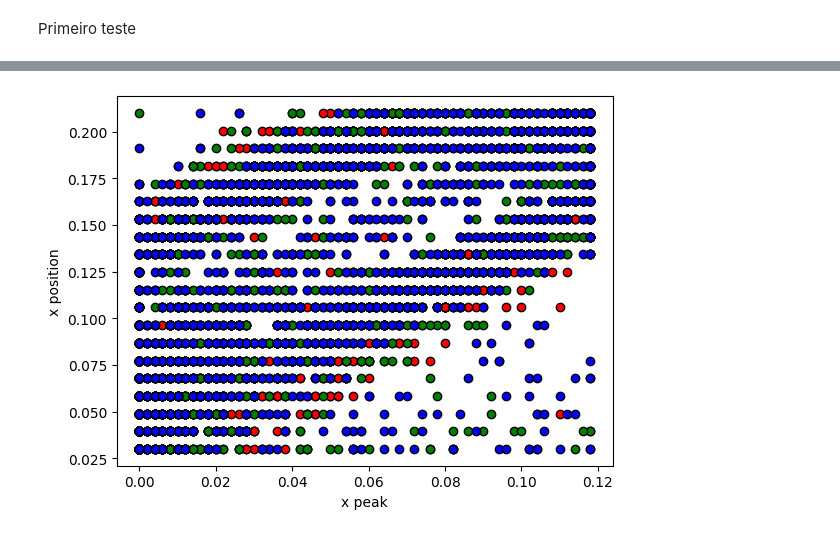
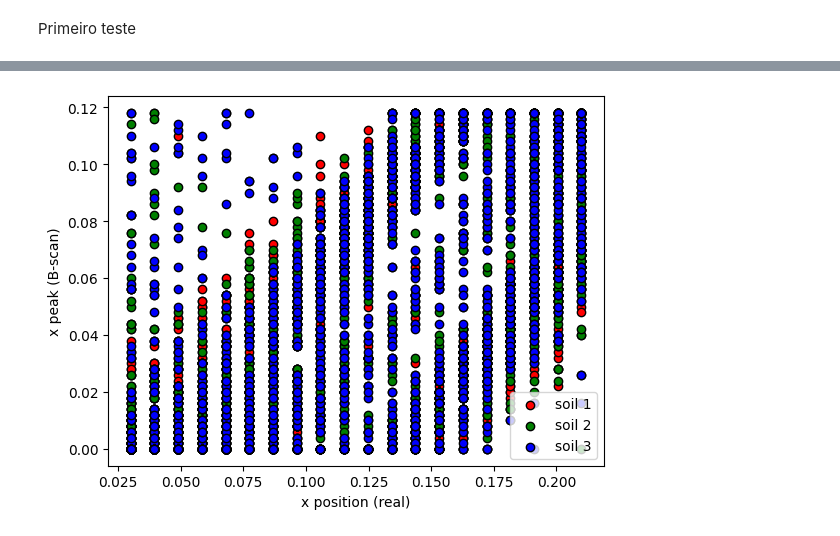
Before and after one commit to andrefsr/Machine-Learning-on-detection-of-buried-cylinders-via-GPR, a Jupyter notebook: sec_sim/machine_learning/data_analysis.ipynb, the cells around one changed output, grey strips where cells are left out. Saved outputs shown, nothing was run; the diff lists cells and outputs as text; code cells hidden in the pictures.

```diff
--- a/sec_sim/machine_learning/data_analysis.ipynb
+++ b/sec_sim/machine_learning/data_analysis.ipynb
@@ -186,21 +244,22 @@ plt.show()
 # %%
 x = df_features['x_pico_env']
 x1 = x[df_labels['soil_type'] == 1]
 x2 = x[df_labels['soil_type'] == 2]
 x3 = x[df_labels['soil_type'] == 3]
 
 y1 = df_labels['pos_x'][df_labels['soil_type'] == 1]
 y2 = df_labels['pos_x'][df_labels['soil_type'] == 2]
 y3 = df_labels['pos_x'][df_labels['soil_type'] == 3]
 
 plt.figure()
-plt.ylabel('x position')
-plt.xlabel('x peak')
-plt.scatter(x1,y1,color='red',edgecolors='black')
-plt.scatter(x2,y2,color='green',edgecolors='black')
-plt.scatter(x3,y3,color='blue',edgecolors='black')
+plt.xlabel('x position (real)')
+plt.ylabel('x peak (B-scan)')
+plt.scatter(y1,x1,color='red',edgecolors='black',label='soil 1')
+plt.scatter(y2,x2,color='green',edgecolors='black',label='soil 2')
+plt.scatter(y3,x3,color='blue',edgecolors='black',label='soil 3')
+plt.legend()
 plt.show()
 # %% [output]
-[figure, old version]
+[figure, new version]
 # %%
 x = df_features['t_pico_env']
```
Also changed, not shown: parts of 6 cells of this notebook.
